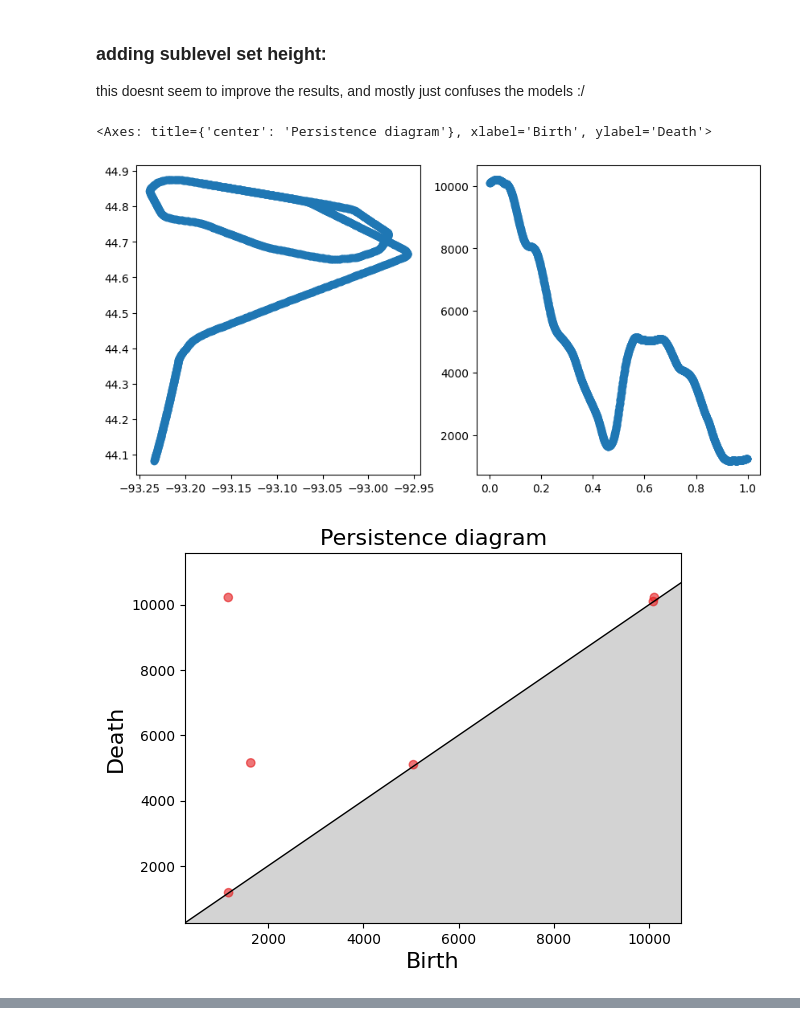
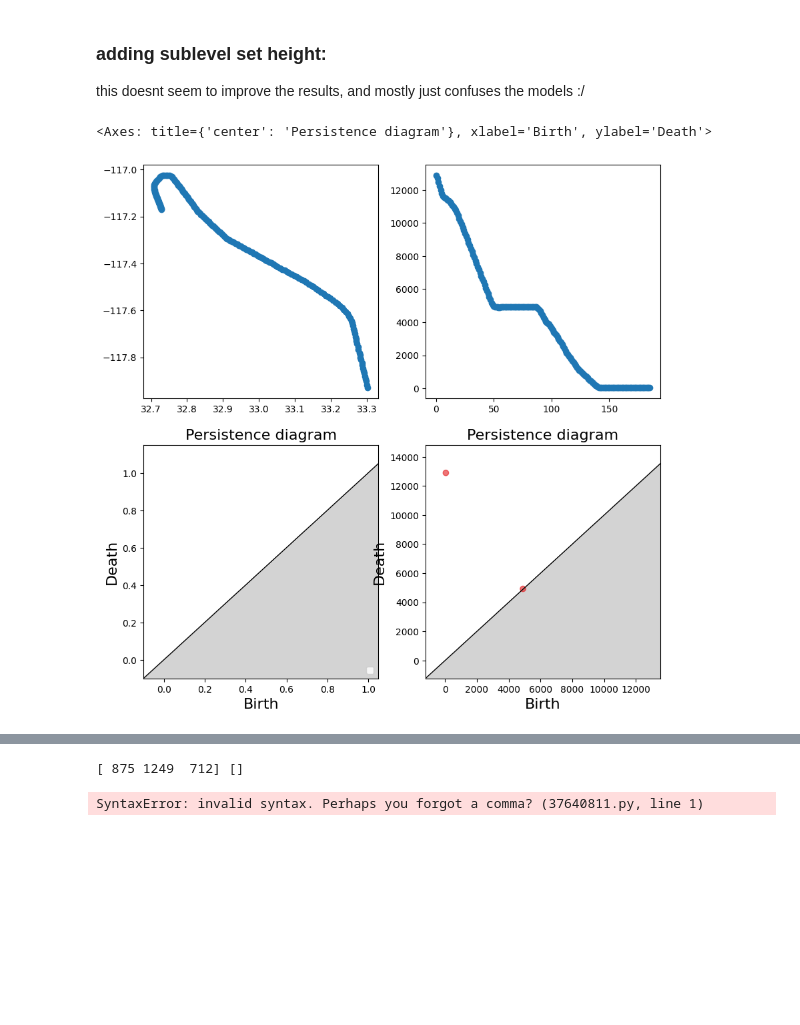
Before and after one commit to tobbensol/masters-thesis, a Jupyter notebook: cyclic dataset pediction.ipynb, the cells around one changed output, grey strips where cells are left out. Saved outputs shown, nothing was run; the diff lists cells and outputs as text; code cells hidden in the pictures; blank space fills up the shorter version.

```diff
--- a/cyclic dataset pediction.ipynb
+++ b/cyclic dataset pediction.ipynb
@@ -34,7 +49,7 @@ without_GA_labels = np.zeros(len(without_GA_flights))
 flights = with_GA_flights + without_GA_flights
 labels = np.concatenate((with_GA_labels, without_GA_labels))
 
-trees, paths = flight_pers(flights)
+persistence, paths = flight_pers(flights)
 sub_persistence, sub_paths = sublevelset_persistence(flights)
 # %%
 from tqdm import tqdm
@@ -65,15 +82,13 @@ landscape = Landscape(resolution=resolution, num_landscapes=n_landscapes)
 landscapes = []
 sub_landscapes = []
 
-for i in trees:
-    landscapes.append(landscape.fit_transform([i.persistence_intervals_in_dimension(1)]))
+baseline = np.array(baseline)
+for i in persistence:
+    landscapes.append(landscape.fit_transform([i]))
 for i in sub_persistence:
     sub_landscapes.append(landscape.fit_transform([i]))
 
-baseline = np.array(baseline)
-
 landscapes = np.array(landscapes)
 landscapes = landscapes.reshape(landscapes.shape[0], landscapes.shape[2])
-
 sub_landscapes = np.array(sub_landscapes)
 sub_landscapes = sub_landscapes.reshape(sub_landscapes.shape[0], sub_landscapes.shape[2])
@@ -90,12 +117,17 @@ for i in range(n_landscapes):
 # %%
-X = baseline
-X = np.concatenate((X, landscapes), axis= 1)
-X = np.concatenate((X, sub_landscapes), axis= 1)
+datasets = []
+datasets.append(baseline)
+#datasets.append(landscapes)
+#datasets.append(sub_landscapes)
+
+X = np.concatenate(datasets, axis= 1)
+
 mask = ~np.any(np.isnan(X), axis=1)
 X = X[mask]
 Y = labels[mask]
 
 indices = np.arange(len(X))
+seed = 4
 
 x_train, x_test_val, y_train, y_test_val, indices_train, indices_test_val = train_test_split(X, Y, indices, test_size=0.3, random_state=seed)
 x_test, x_val, y_test, y_val, indices_test, indices_val = train_test_split(x_test_val, y_test_val, indices_test_val, test_size=0.5, random_state=seed)
@@ -131,7 +163,7 @@ models = {
         "p": [1, 2, 3]
     }],
     "Random Forrest Regressor" : [RandomForestClassifier(random_state=seed), {
-        "max_depth": [2, 3],
+        "max_depth": [3, 6],
         "n_estimators" : [50, 100, 300]
     }],
     "Decision Tree Regressor" : [DecisionTreeClassifier(random_state=seed), {
@@ -195,23 +227,22 @@ The GA detection algorithm sometimes fails to detect GAs either:
 ### adding sublevel set height:
 this doesnt seem to improve the results, and mostly just confuses the models :/
 # %%
-false_negatives = np.where(np.logical_and(y_val == 1, prediction == 0))[0]
-false_positives = np.where(np.logical_and(y_val == 0, prediction == 1))[0]
+false_positives = np.where(np.logical_and(y_val == 1, prediction == 0))[0]
+false_negatives = np.where(np.logical_and(y_val == 0, prediction == 1))[0]
 
-index = 5
-index = indices_val[false_negatives[index]]
+index = 0
+#index = indices_val[false_negatives[index]]
+index = 2433
 
-fig, axs = plt.subplots(1, 2, figsize=(10, 5))
+fig, axs = plt.subplots(2, 2, figsize=(10, 10))
 path = paths[index]
-axs[0].scatter(path[:, 1], path[:, 0])
+axs[0, 0].scatter(path[:, 0], path[:, 1])
 
 path = sub_paths[index]
-x_values = [x / len(path) for x in range(len(path))]
-axs[1].scatter(x_values, path)
+axs[0, 1].scatter(path[:, 0], path[:, 1])
 
-gudhi.persistence_graphical_tools.plot_persistence_diagram(sub_persistence[index])
-gudhi.persistence_graphical_tools.plot_persistence_diagram(trees[index].persistence_intervals_in_dimension(1))
+gudhi.persistence_graphical_tools.plot_persistence_diagram(sub_persistence[index], axes=axs[1, 1])
+gudhi.persistence_graphical_tools.plot_persistence_diagram(persistence[index], axes=axs[1, 0])
 # %% [output]
 <Axes: title={'center': 'Persistence diagram'}, xlabel='Birth', ylabel='Death'>
-[figure, old version]
+[figure, new version]
-[figure, removed]
@@ -218,0 +249,10 @@ gudhi.persistence_graphical_tools.plot_persistence_diagram(trees[index].persiste
+# %%
+print(f"{indices_val[false_positives]} {indices_val[false_negatives]}")
+# %% [output]
+[ 875 1249  712] []
+# %%
+[ 875 1249  712] []
+[ 875 1249  712] [2771 2376]
+[1249  712] [2433]
+# %% [output]
+SyntaxError: invalid syntax. Perhaps you forgot a comma? (37640811.py, line 1)
```
Also changed, not shown: parts of 9 cells of this notebook, 4 other files.
